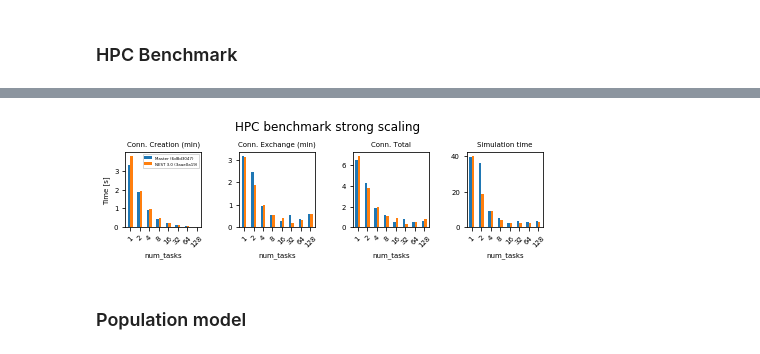
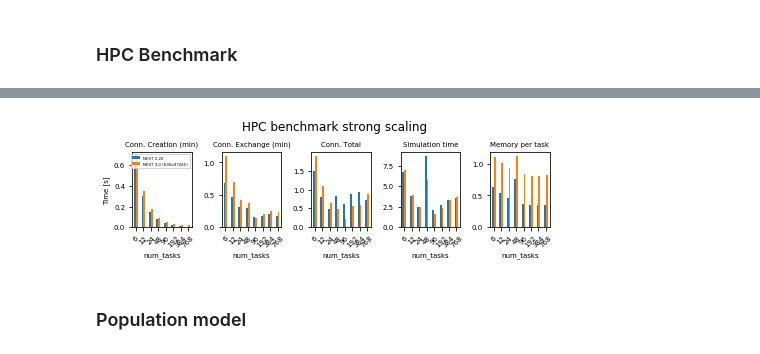
Before and after one commit to INM-6/beNNch, a Jupyter notebook: results/NEST_3_0_benchmark_results/NEST_3_0_benchmarks.ipynb, the cells around one changed output, grey strips where cells are left out. Drawn from its saved outputs; the diff is of its cells as text; code cells hidden in the pictures.

Commit message:
update results

```diff
--- a/results/NEST_3_0_benchmark_results/NEST_3_0_benchmarks.ipynb
+++ b/results/NEST_3_0_benchmark_results/NEST_3_0_benchmarks.ipynb
@@ -579,15 +579,17 @@ ippen_p
 # %% [markdown]
 ### HPC Benchmark
 # %%
-hpc_strong_m = pd.read_csv('results/hpc_benchmark_6d8d3047_daint_strong_scaling.csv')
-hpc_strong_m['Case'] = ['Master (6d8d3047)'] * len(hpc_strong_m)
-hpc_strong_3 = pd.read_csv('results/hpc_benchmark_3_0_daint_strong_scaling.csv')
-hpc_strong_3['Case'] = ['NEST 3.0 (3aae0a19)'] * len(hpc_strong_3)
+hpc_strong_220 = pd.read_csv('results/hpc_benchmark_2_20_daint_strong_scaling.csv')
+hpc_strong_220['Case'] = ['NEST 2.20'] * len(hpc_strong_220)
+hpc_strong_3 = pd.read_csv('results/hpc_benchmark_3_0_630a97265_daint_strong_scaling.csv')
+hpc_strong_3['Case'] = ['NEST 3.0 (630a97265)'] * len(hpc_strong_3)
 
-hpc_strong = pd.concat([hpc_strong_m, hpc_strong_3])
+hpc_strong = pd.concat([hpc_strong_220, hpc_strong_3])
 
 hpc_strong = calculate_T_conn_and_memory(hpc_strong)
-values=['Conn. Creation (min)', 'Conn. Exchange (min)', 'Conn. Total']
+hpc_strong['Memory per task'] = (hpc_strong['VSize_sum']/hpc_strong['num_tasks'])*1024/1024**3
+
+values=['Conn. Creation (min)', 'Conn. Exchange (min)', 'Conn. Total', 'Memory per task']
 hpc_strong_p = plot_compare(hpc_strong, 'figures/hpc_benchmark_strong_scaling.pdf', values=values, index='num_tasks',
                             legend_loc='upper right',
                             title='HPC benchmark strong scaling')
@@ -608,4 +610,4 @@ hpc_strong_p
-[figure, old version]
+[figure, new version]
 # %% [markdown]
 ### Population model
 # %%
```
Also changed, not shown: parts of 6 cells of this notebook, 8 other files.
